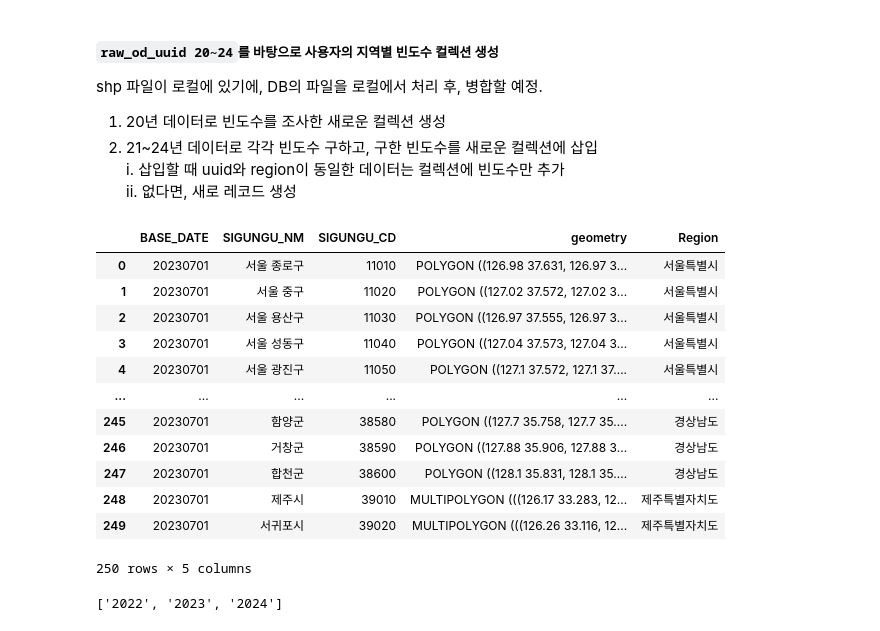
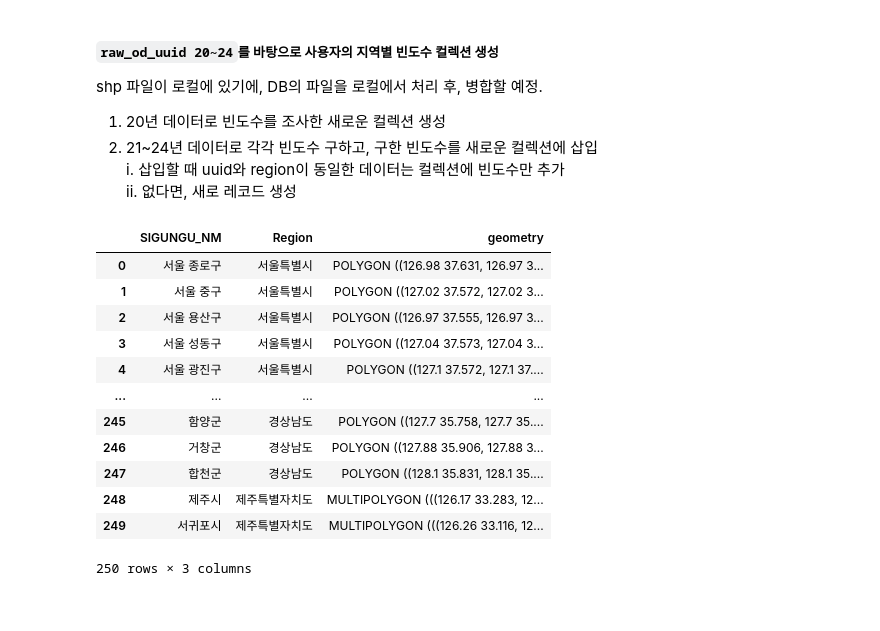
Before and after one commit to cgug-aa/Wedrive, a Jupyter notebook: user_coordinate_area_20~24.ipynb, the cells around one changed output. Drawn from its saved outputs; the diff is of its cells as text; code cells hidden in the pictures.

```diff
--- a/user_coordinate_area_20~24.ipynb
+++ b/user_coordinate_area_20~24.ipynb
@@ -69,28 +69,27 @@ def Region_col_add(row):
 # %%
 # 사용할 geopandas 데이터프레임 전처리
 location_label['SIGUNGU_NM'] = location_label.apply(update_dong, axis=1)
 location_label['Region'] = location_label.apply(Region_col_add, axis=1)
+location_label=location_label[['SIGUNGU_NM','Region','geometry']]
 location_label
 # %% [output]
-|  | BASE_DATE | SIGUNGU_NM | SIGUNGU_CD | geometry | Region |
-| 0 | 20230701 | 서울 종로구 | 11010 | POLYGON ((126.98 37.631, 126.97 3... | 서울특별시 |
-| 1 | 20230701 | 서울 중구 | 11020 | POLYGON ((127.02 37.572, 127.02 3... | 서울특별시 |
-| 2 | 20230701 | 서울 용산구 | 11030 | POLYGON ((126.97 37.555, 126.97 3... | 서울특별시 |
-| 3 | 20230701 | 서울 성동구 | 11040 | POLYGON ((127.04 37.573, 127.04 3... | 서울특별시 |
-| 4 | 20230701 | 서울 광진구 | 11050 | POLYGON ((127.1 37.572, 127.1 37.... | 서울특별시 |
-| ... | ... | ... | ... | ... | ... |
-| 245 | 20230701 | 함양군 | 38580 | POLYGON ((127.7 35.758, 127.7 35.... | 경상남도 |
-| 246 | 20230701 | 거창군 | 38590 | POLYGON ((127.88 35.906, 127.88 3... | 경상남도 |
-| 247 | 20230701 | 합천군 | 38600 | POLYGON ((128.1 35.831, 128.1 35.... | 경상남도 |
-| 248 | 20230701 | 제주시 | 39010 | MULTIPOLYGON (((126.17 33.283, 12... | 제주특별자치도 |
-| 249 | 20230701 | 서귀포시 | 39020 | MULTIPOLYGON (((126.26 33.116, 12... | 제주특별자치도 |
+|  | SIGUNGU_NM | Region | geometry |
+| 0 | 서울 종로구 | 서울특별시 | POLYGON ((126.98 37.631, 126.97 3... |
+| 1 | 서울 중구 | 서울특별시 | POLYGON ((127.02 37.572, 127.02 3... |
+| 2 | 서울 용산구 | 서울특별시 | POLYGON ((126.97 37.555, 126.97 3... |
+| 3 | 서울 성동구 | 서울특별시 | POLYGON ((127.04 37.573, 127.04 3... |
+| 4 | 서울 광진구 | 서울특별시 | POLYGON ((127.1 37.572, 127.1 37.... |
+| ... | ... | ... | ... |
+| 245 | 함양군 | 경상남도 | POLYGON ((127.7 35.758, 127.7 35.... |
+| 246 | 거창군 | 경상남도 | POLYGON ((127.88 35.906, 127.88 3... |
+| 247 | 합천군 | 경상남도 | POLYGON ((128.1 35.831, 128.1 35.... |
+| 248 | 제주시 | 제주특별자치도 | MULTIPOLYGON (((126.17 33.283, 12... |
+| 249 | 서귀포시 | 제주특별자치도 | MULTIPOLYGON (((126.26 33.116, 12... |
-250 rows × 5 columns
+250 rows × 3 columns
 # %%
 #삽입할 컬렉션
 user_coordinate_area='user_coordinate_area_'
 #원본 컬렉션
 raw_od_uuid='raw_od_uuid_'
-years=['2020', '2021', '2022', '2023', '2024']
+years=['2024', '2023', '2022', '2021', '2020']
-# %% [output]
-['2022', '2023', '2024']
 # %%
```
Also changed, not shown: parts of 2 cells of this notebook.
